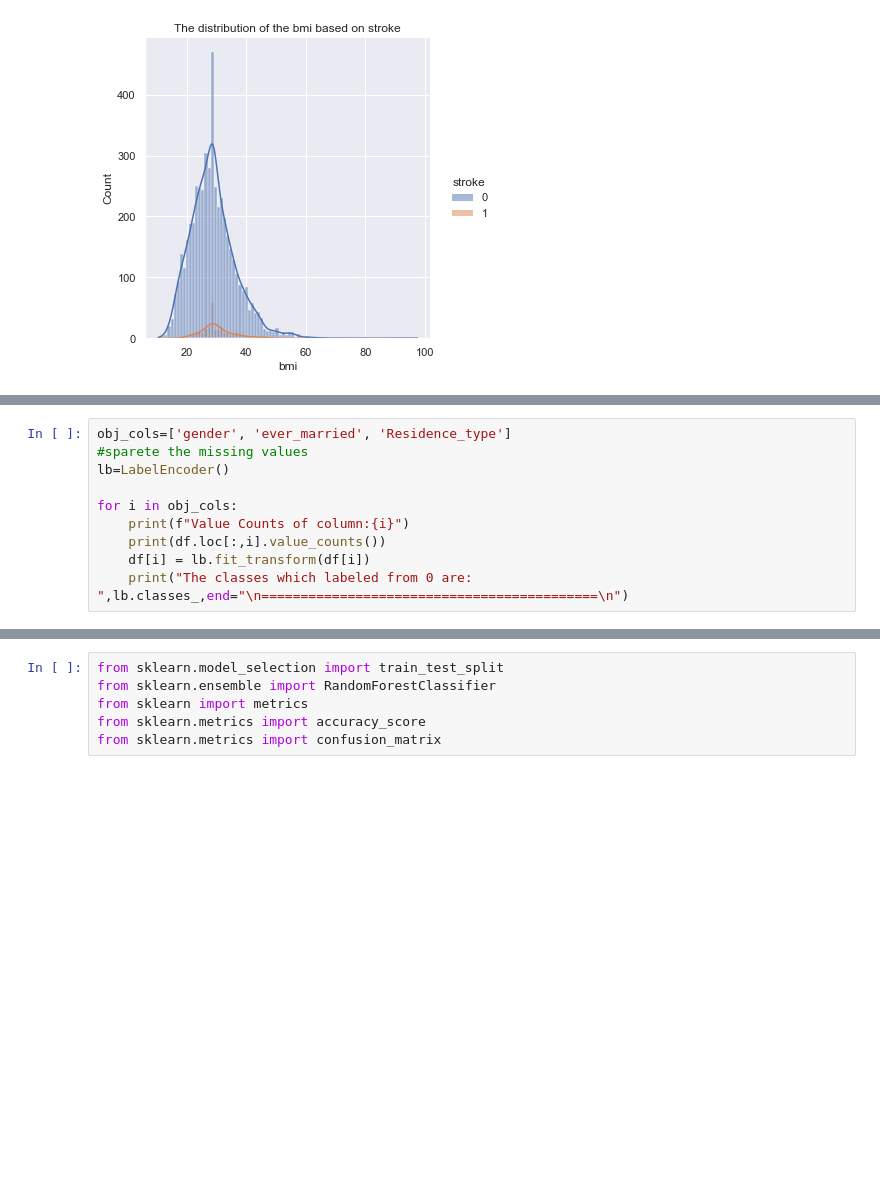
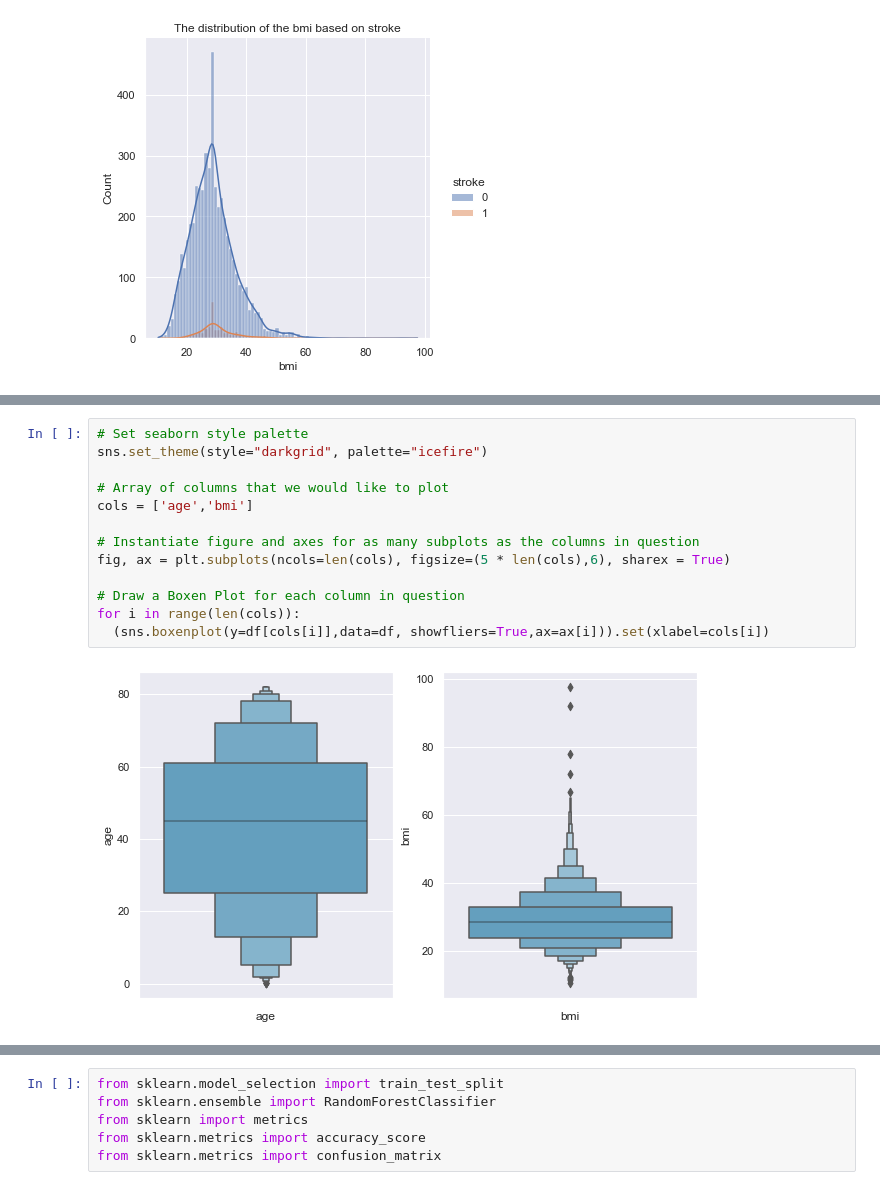
Before and after one commit to Mennah1/stroke-prediciton, a Jupyter notebook: stroke.ipynb, the cells around one changed output, grey strips where cells are left out. Cells and saved outputs as stored; diff of their text form; blank space fills up the shorter version.

```diff
--- a/stroke.ipynb
+++ b/stroke.ipynb
@@ -196,10 +198,0 @@ x_train, x_test, y_train , y_test = train_test_split(x_data,y_data, test_size=0.
-# %%
-obj_cols=['gender', 'ever_married', 'Residence_type']
-#sparete the missing values
-lb=LabelEncoder()
-
-for i in obj_cols:
-    print(f"Value Counts of column:{i}")
-    print(df.loc[:,i].value_counts())
-    df[i] = lb.fit_transform(df[i])
-    print("The classes which labeled from 0 are: ",lb.classes_,end="\n===========================================\n")
@@ -225,0 +240,15 @@ The classes which labeled from 0 are:  ['Rural' 'Urban']
+# %%
+# Set seaborn style palette
+sns.set_theme(style="darkgrid", palette="icefire")
+
+# Array of columns that we would like to plot
+cols = ['age','bmi']
+
+# Instantiate figure and axes for as many subplots as the columns in question
+fig, ax = plt.subplots(ncols=len(cols), figsize=(5 * len(cols),6), sharex = True)
+
+# Draw a Boxen Plot for each column in question
+for i in range(len(cols)):
+  (sns.boxenplot(y=df[cols[i]],data=df, showfliers=True,ax=ax[i])).set(xlabel=cols[i])
+# %% [output]
+[figure, added]
```
Also changed, not shown: parts of 70 cells of this notebook, 4 other files.
